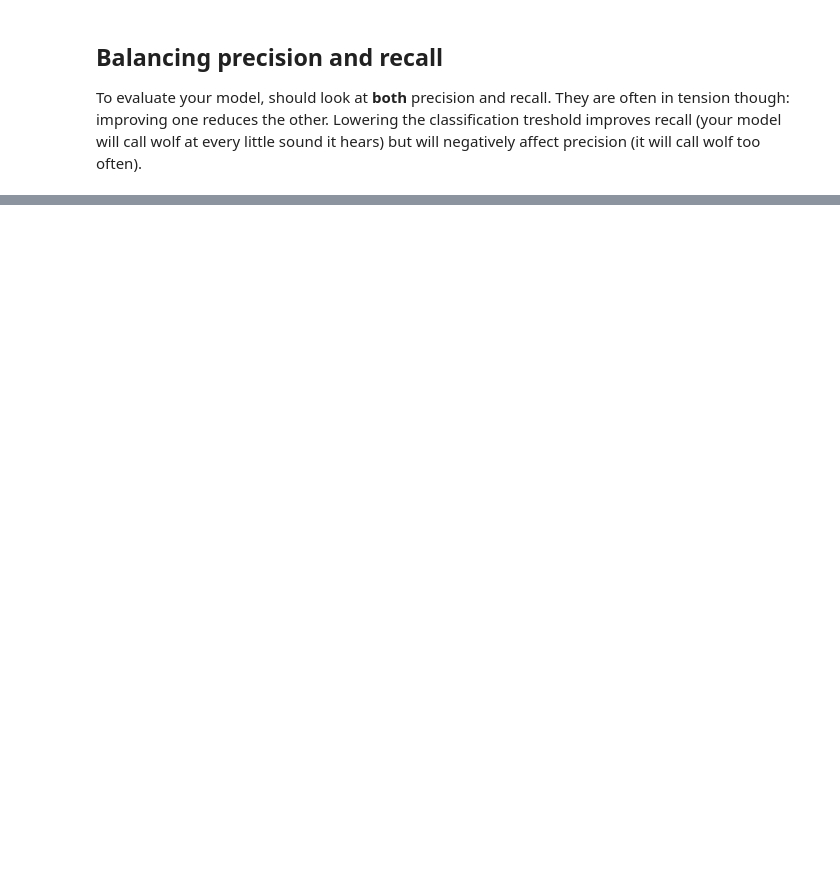
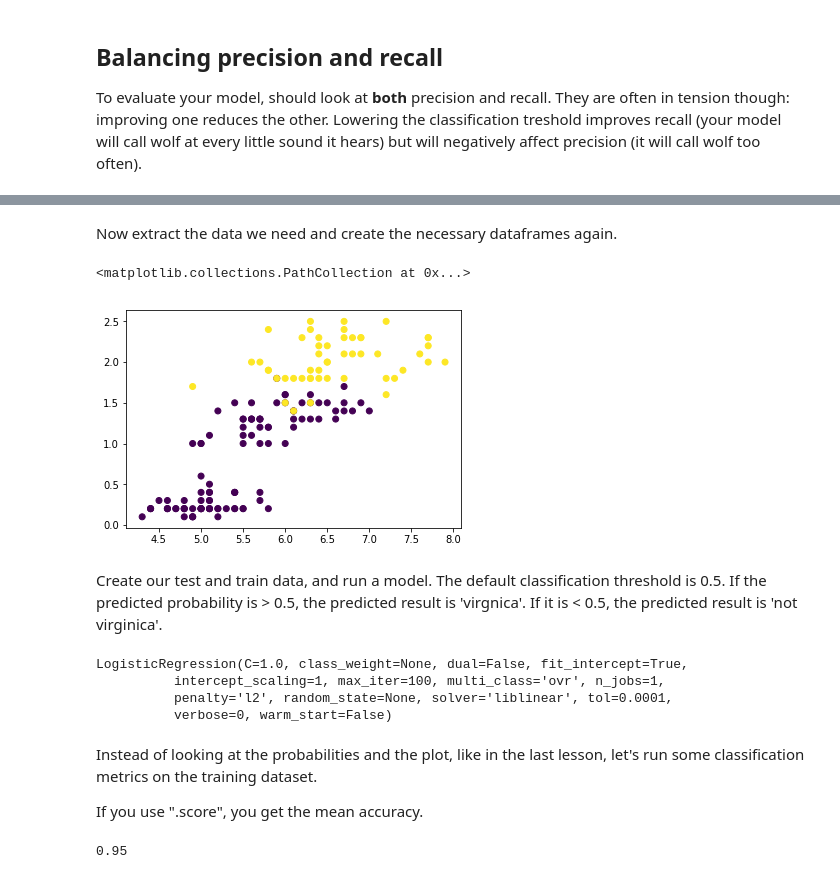
Before and after one commit to USDA-ARS-GBRU/ml-training-site, a Jupyter notebook: assets/nb-lessons/11_classification_metrics.ipynb, the cells around one changed output, grey strips where cells are left out. Drawn from its saved outputs; the diff is of its cells as text; code cells hidden in the pictures; blank space fills up the shorter version.

Commit message:
All final. Added code to classification metrics lesson. Minor changes to logistic regression lesson

```diff
--- a/assets/nb-lessons/11_classification_metrics.ipynb
+++ b/assets/nb-lessons/11_classification_metrics.ipynb
@@ -153,0 +157,24 @@ The plot below is a calibration plot. Each dot represents a bucket with 1000 val
+# %%
+import numpy as np
+import matplotlib.pyplot as plt
+from sklearn.datasets import load_iris
+import pandas as pd
+
+iris = load_iris()
+
+X = iris.data
+y = iris.target
+
+df = pd.DataFrame(X,
+                  columns = ['sepal_length(cm)',
+                            'sepal_width(cm)',
+                            'petal_length(cm)',
+                            'petal_width(cm)'])
+
+df['species_id'] = y
+
+species_map = {0: 'setosa', 1: 'versicolor', 2: 'virginica'}
+
+df['species_name'] = df['species_id'].map(species_map)
+
+df.head()
@@ -153,0 +188,20 @@ The plot below is a calibration plot. Each dot represents a bucket with 1000 val
+# %% [markdown]
+Now extract the data we need and create the necessary dataframes again.
+# %%
+X  = np.c_[X[:,0], X[:,3]]
+# %%
+y = []
+for i in range(len(X)):
+    if i > 99:
+        y.append(1)
+    else:
+        y.append(0)
+
+y = np.array(y)
+
+plt.scatter(X[:,0], X[:,1], c = y)
+# %% [output]
+<matplotlib.collections.PathCollection at 0x...>
+[figure, added]
+# %% [markdown]
+Create our test and train data, and run a model. The default classification threshold is 0.5. If the predicted probability is > 0.5, the predicted result is 'virgnica'. If it is < 0.5, the predicted result is 'not virginica'.
@@ -153,0 +215,18 @@ The plot below is a calibration plot. Each dot represents a bucket with 1000 val
+# %%
+from sklearn.linear_model import LogisticRegression
+
+log_reg = LogisticRegression()
+log_reg.fit(x_train,y_train)
+# %% [output]
+LogisticRegression(C=1.0, class_weight=None, dual=False, fit_intercept=True,
+          intercept_scaling=1, max_iter=100, multi_class='ovr', n_jobs=1,
+          penalty='l2', random_state=None, solver='liblinear', tol=0.0001,
+          verbose=0, warm_start=False)
+# %% [markdown]
+Instead of looking at the probabilities and the plot, like in the last lesson, let's run some classification metrics on the training dataset.
+
+If you use ".score", you get the mean accuracy.
+# %%
+log_reg.score(x_train, y_train)
+# %% [output]
+0.95
```
Also changed, not shown: parts of 32 cells of this notebook, 1 other file.
